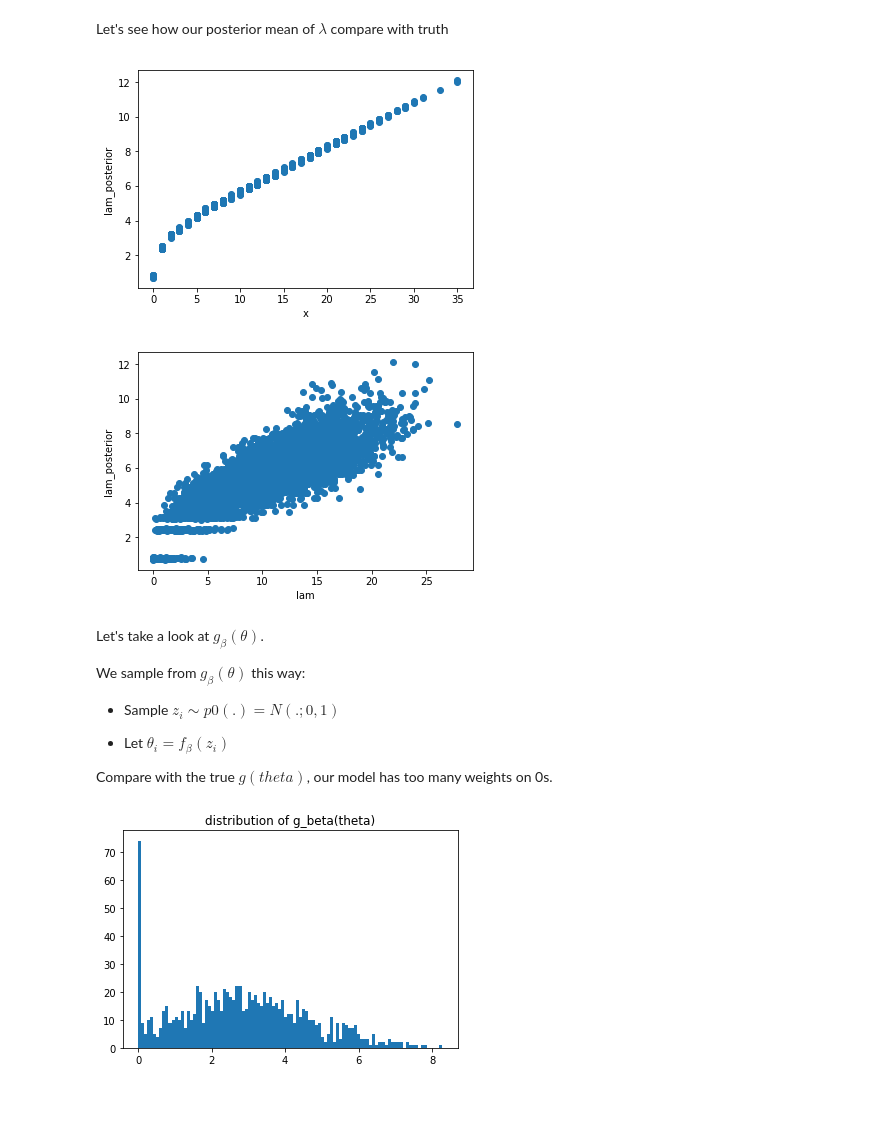
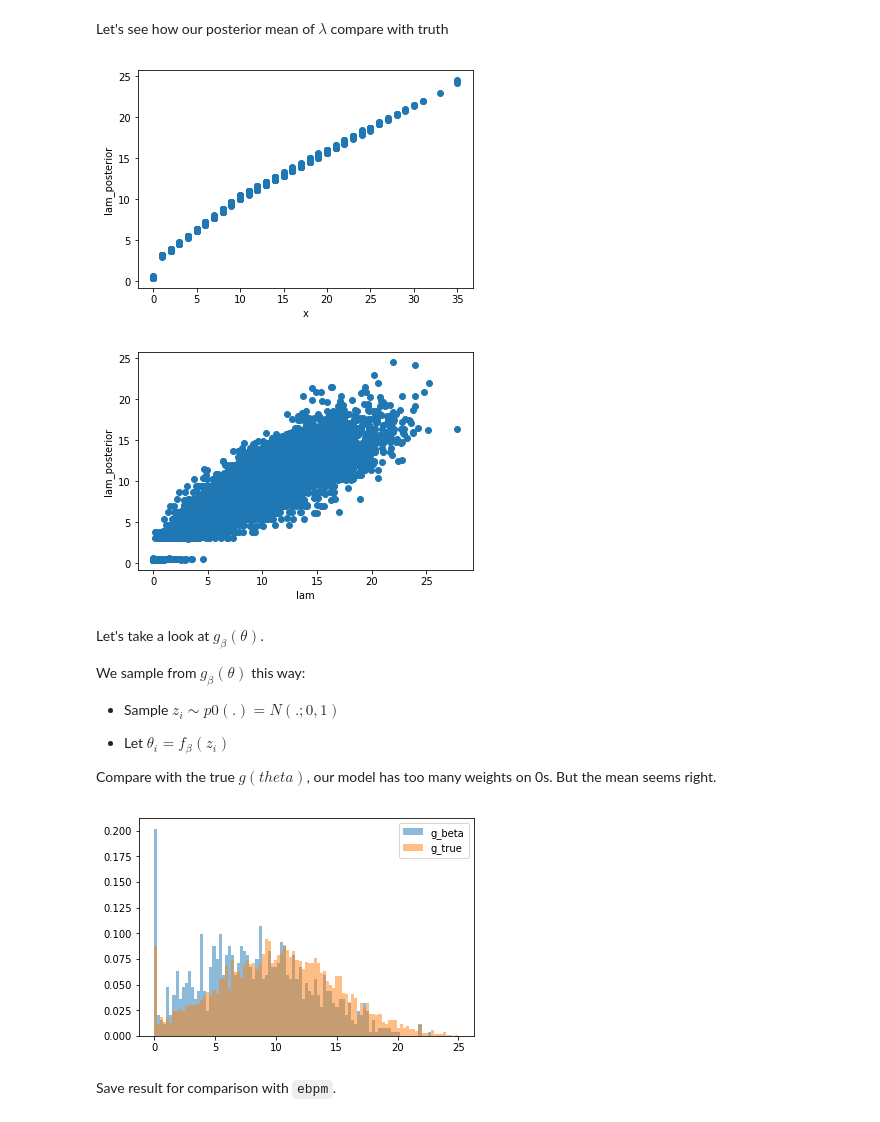
Before and after one commit to zihao12/ebpmf_demo, a Jupyter notebook: analysis/ebvae-poisson-normal.ipynb, the cells around one changed output. Saved outputs shown, nothing was run; the diff lists cells and outputs as text; code cells hidden in the pictures.

```diff
--- a/analysis/ebvae-poisson-normal.ipynb
+++ b/analysis/ebvae-poisson-normal.ipynb
@@ -86,6 +82,6 @@ plt.show()
 # %%
 ## model arguments
-args = Map(batch_size = n, epochs = 2000, no_cuda = 1, seed = 123, log_interval= 100, L = 20)
+args = Map(batch_size = n, epochs = 10000, no_cuda = 1, seed = 123, log_interval= 100, L = 20)
 args.cuda = not args.no_cuda and torch.cuda.is_available()
 torch.manual_seed(args.seed)
 device = torch.device("cuda" if args.cuda else "cpu")
@@ -191,14 +184,14 @@ plt.xlabel("x")
 plt.ylabel("lam_posterior")
 plt.show()
 # %% [output]
-[figure, old version]
+[figure, new version]
 # %%
 plt.scatter(sim["lam"], lam.mean(dim = 1)[:,0].tolist())
 plt.xlabel("lam")
 plt.ylabel("lam_posterior")
 plt.show()
 # %% [output]
-[figure, old version]
+[figure, new version]
 # %% [markdown]
 Let's take a look at $g_{\beta}(\theta)$.
 
@@ -208,16 +201,21 @@ We sample from $g_{\beta}(\theta)$ this way:
 
 * Let $\theta_i = f_{\beta}(z_i)$
 
-Compare with the true $g(theta)$, our model has too many weights on 0s.
+Compare with the true $g(theta)$, our model has too many weights on 0s. But the mean seems right.
 # %%
 N = 1000
 z = torch.randn(N,1)
 theta = model.decode(z)
-plt.hist(theta[:,0].tolist(), bins=100)
-plt.title("distribution of g_beta(theta)")
+
+bins = np.linspace(0, 25, 100)
+plt.hist(theta[:,0].tolist(), bins, density = True, alpha=0.5, label='g_beta')
+plt.hist(sim["lam"], bins, density = True, alpha=0.5, label='g_true')
+plt.legend(loc='upper right')
 plt.show()
 # %% [output]
-[figure, old version]
+[figure, new version]
+# %% [markdown]
+Save result for comparison with `ebpm`.
 # %%
 import pickle
 out = {"x":sim["x"], "lam":np.array(sim["lam"]), "posterior_vae":np.array(lam.mean(dim = 1)[:,0].tolist())}
```
Also changed, not shown: parts of 3 cells of this notebook, 1 other file.
